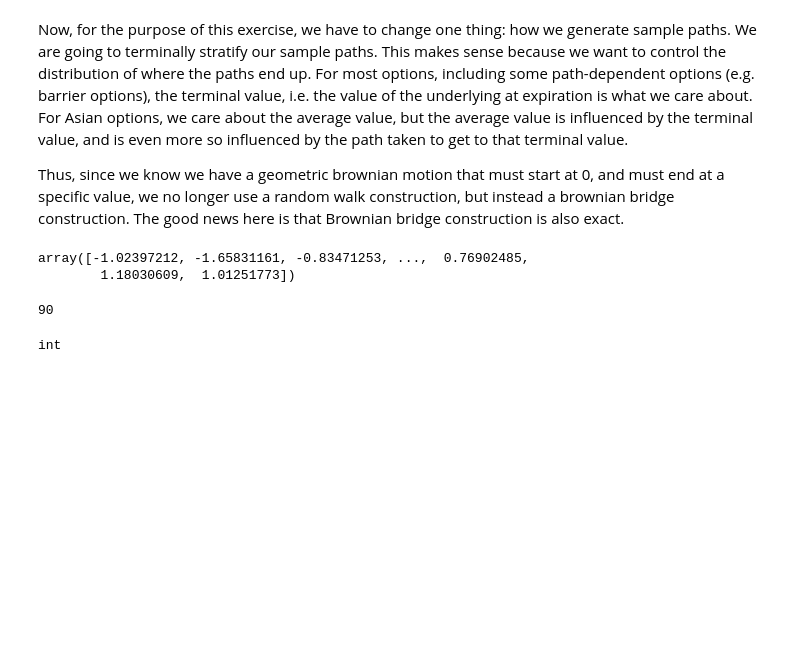
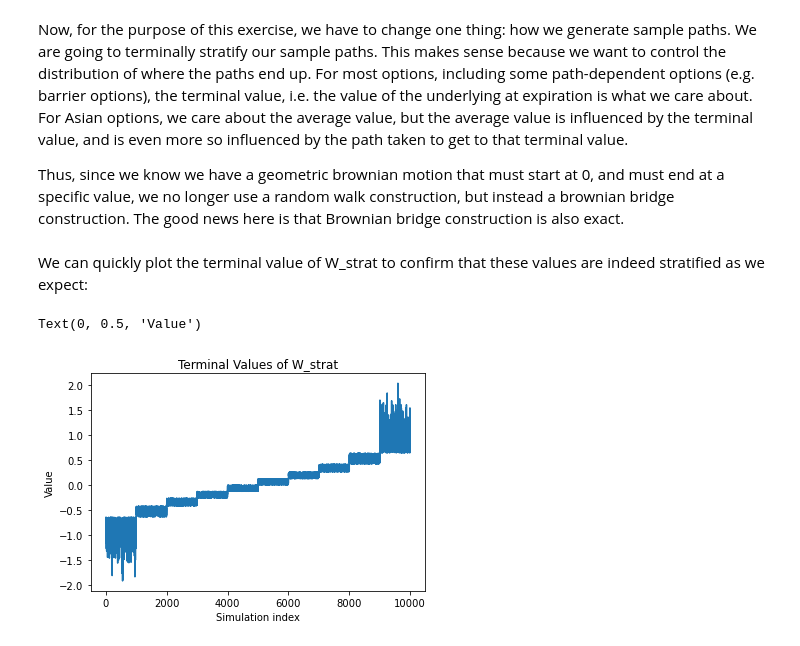
Before and after one commit to at672/CS-Options, a Jupyter notebook: Asian_Option_Variance_Reduction.ipynb, the cells around one changed output. Drawn from its saved outputs; the diff is of its cells as text; code cells hidden in the pictures; blank space fills up the shorter version.

Commit message:
Terminal stratification

```diff
--- a/Asian_Option_Variance_Reduction.ipynb
+++ b/Asian_Option_Variance_Reduction.ipynb
@@ -206,8 +211,16 @@ Thus, since we know we have a geometric brownian motion that must start at 0, an
 # %%
 # 3. Stratified Sampling on S(T)
 
+#for testing
+#m = 2
+#reps = 10
+m = 90
+reps = 10000
+
+
 d = 10
-W_strat = np.zeros(shape = (reps, m))
+#See below for explanation of m+1
+W_strat = np.zeros(shape = (reps, m + 1))
 # Generate stratified terminal values
 #Explanation, for each strata, we create a chunk of random uniform variables. These random uniforms are used specifically for the terminal values. They are transformed
 #using an inverse normal distribution
@@ -218,22 +231,3 @@ for i in range(0, d):
     start = int((i * reps) / d)
     stop = int( (i+1) * reps / d )
     W_strat[start:stop, -1] = np.dot(np.sqrt(T), sp.norm.ppf( (i+U) / d ) )
-# %%
-# Brownian bridge construction to fill out the sample paths
-# As an aside, it's usually better to use Brownian Bridge construction when the number of individual time steps is a power of 2 (2, 4, 8, 16, 32, ... 1024, 2048, ...)
-# But it can still be done for irregular amounts like m = 90
-
-times = (T/m) * [0:m]
-Z_strat = normrnd(0,1,reps,m-1);
-for j in range(0, m-1):
-
-    W_strat(:,j+1) = (T - times(j+1))/(T - times(j))*W_strat(:,j)
-    + (times(j+1) - times(j))/(T - times(j))*W_strat(:,m+1)
-    + sqrt((T - times(j+1))*(times(j+1)-times(j))/(T - times(j))).*Z_strat(:,j);
-
-
-X_strat = (r-sigma^2/2)*repmat(times,reps,1) + sigma*W_strat; % BM with drift and diffusion
-S_strat = S0*exp(X_strat); % GBM
-# %% [output]
-array([-1.02397212, -1.65831161, -0.83471253, ...,  0.76902485,
-        1.18030609,  1.01251773])
@@ -242,8 +234,10 @@ times = (T/m) * np.arange(0, m)
-# %%
-len(times)
-# %% [output]
-90
-# %%
-type(x)
-# %% [output]
-int
+# %% [markdown]
+We can quickly plot the terminal value of W_strat to confirm that these values are indeed stratified as we expect:
+# %%
+plt.plot(W_strat[:,-1])
+plt.title("Terminal Values of W_strat")
+plt.xlabel("Simulation index")
+plt.ylabel("Value")
+# %% [output]
+Text(0, 0.5, 'Value')
+[figure, added]
```
Also changed, not shown: parts of 11 cells of this notebook.
